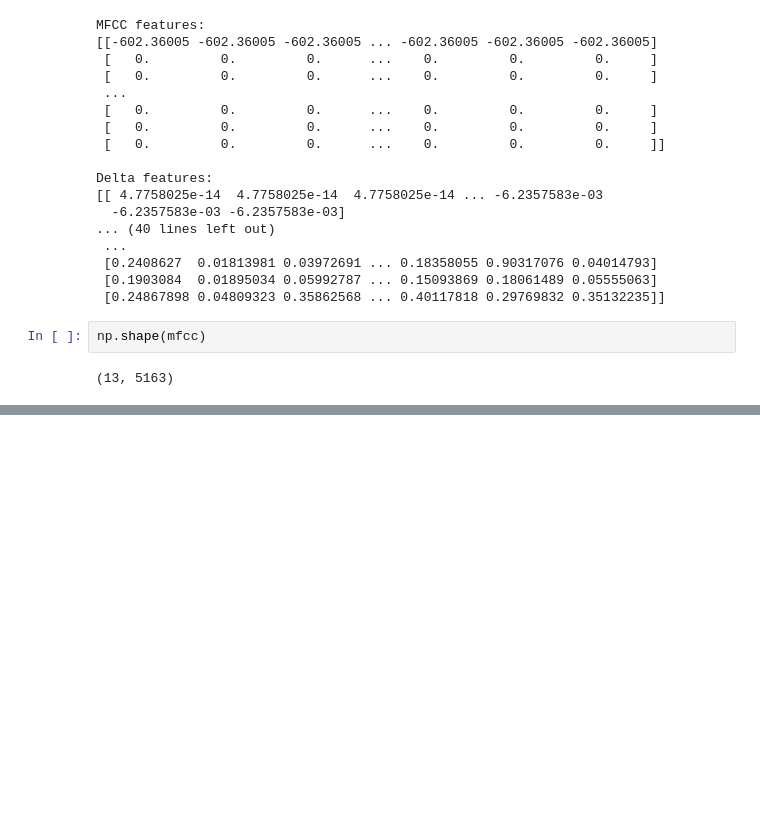
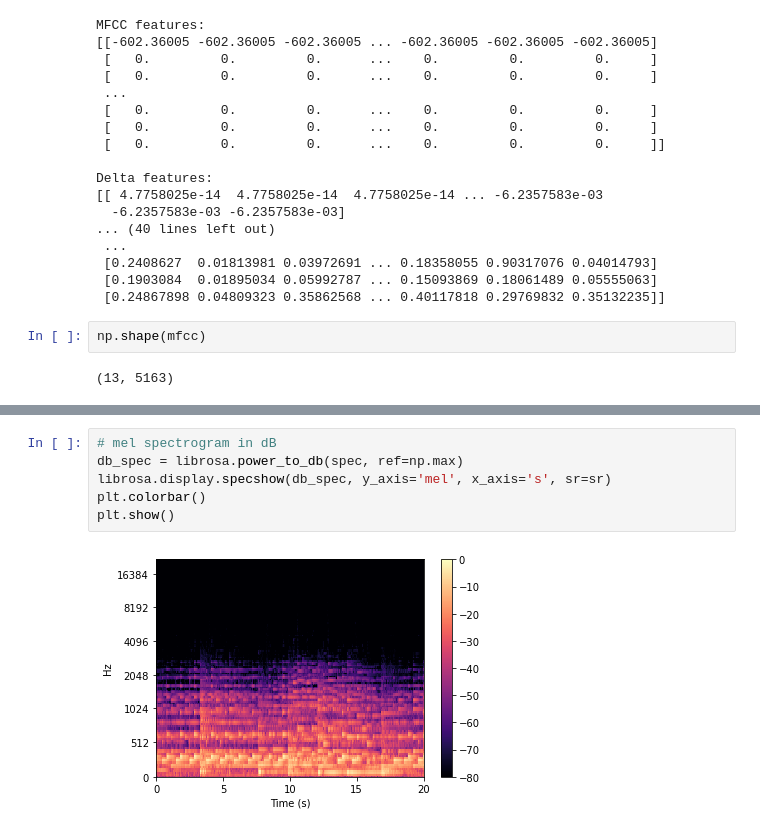
Before and after one commit to kiplimock/speech-processing, a Jupyter notebook: librosa.ipynb, the cells around one changed output, grey strips where cells are left out. Drawn from its saved outputs; the diff is of its cells as text; blank space fills up the shorter version.

```diff
--- a/librosa.ipynb
+++ b/librosa.ipynb
@@ -94,0 +134,8 @@ np.shape(mfcc)
+# %%
+# mel spectrogram in dB
+db_spec = librosa.power_to_db(spec, ref=np.max)
+librosa.display.specshow(db_spec, y_axis='mel', x_axis='s', sr=sr)
+plt.colorbar()
+plt.show()
+# %% [output]
+[figure, added]
```
Also changed, not shown: parts of 19 cells of this notebook, 3 other files.
